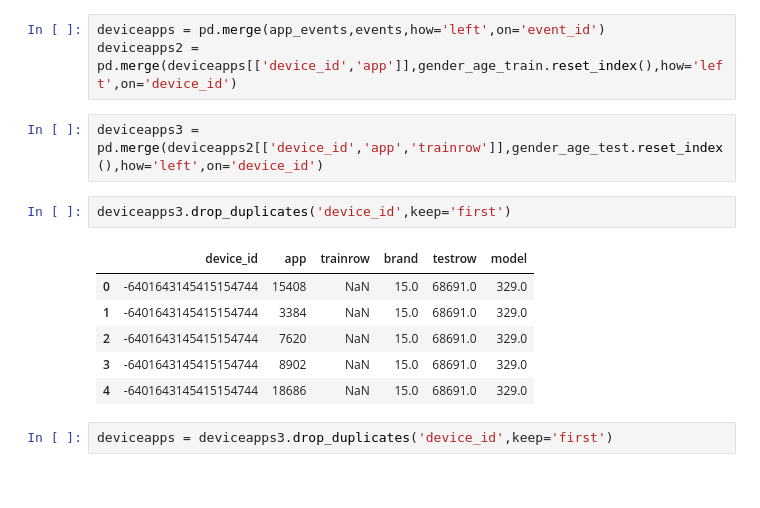
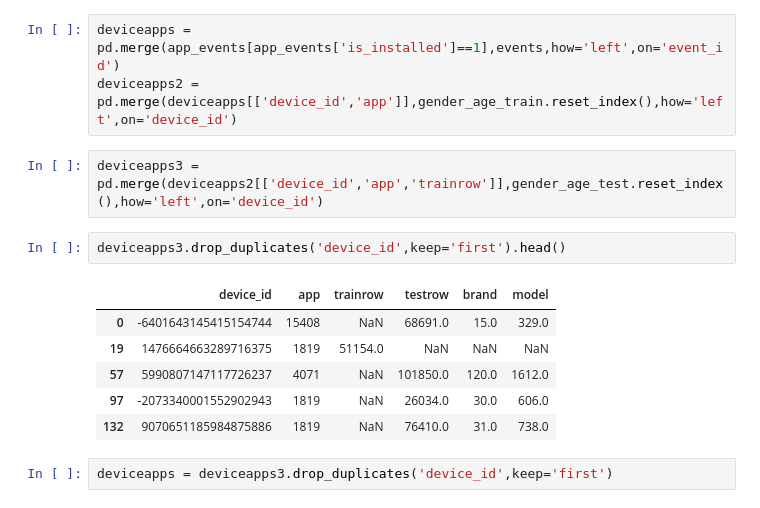
Before and after one commit to errearanhas/disciplina_MMD, a Jupyter notebook: TalkingData_local.ipynb, the cells around one changed output. Drawn from its saved outputs; the diff is of its cells as text.

```diff
--- a/TalkingData_local.ipynb
+++ b/TalkingData_local.ipynb
@@ -162,18 +175,18 @@ app_events.head()
 | 3 | 2 | -653184325010919369 | 1 | True | 8902 |
 | 4 | 2 | 8693964245073640147 | 1 | True | 18686 |
 # %%
-deviceapps = pd.merge(app_events,events,how='left',on='event_id')
+deviceapps = pd.merge(app_events[app_events['is_installed']==1],events,how='left',on='event_id')
 deviceapps2 = pd.merge(deviceapps[['device_id','app']],gender_age_train.reset_index(),how='left',on='device_id')
 # %%
 deviceapps3 = pd.merge(deviceapps2[['device_id','app','trainrow']],gender_age_test.reset_index(),how='left',on='device_id')
 # %%
-deviceapps3.drop_duplicates('device_id',keep='first')
+deviceapps3.drop_duplicates('device_id',keep='first').head()
 # %% [output]
-|  | device_id | app | trainrow | brand | testrow | model |
-| 0 | -6401643145415154744 | 15408 | NaN | 15.0 | 68691.0 | 329.0 |
-| 1 | -6401643145415154744 | 3384 | NaN | 15.0 | 68691.0 | 329.0 |
-| 2 | -6401643145415154744 | 7620 | NaN | 15.0 | 68691.0 | 329.0 |
-| 3 | -6401643145415154744 | 8902 | NaN | 15.0 | 68691.0 | 329.0 |
-| 4 | -6401643145415154744 | 18686 | NaN | 15.0 | 68691.0 | 329.0 |
+|  | device_id | app | trainrow | testrow | brand | model |
+| 0 | -6401643145415154744 | 15408 | NaN | 68691.0 | 15.0 | 329.0 |
+| 19 | 1476664663289716375 | 1819 | 51154.0 | NaN | NaN | NaN |
+| 57 | 5990807147117726237 | 4071 | NaN | 101850.0 | 120.0 | 1612.0 |
+| 97 | -2073340001552902943 | 1819 | NaN | 26034.0 | 30.0 | 606.0 |
+| 132 | 9070651185984875886 | 1819 | NaN | 76410.0 | 31.0 | 738.0 |
 # %%
 deviceapps = deviceapps3.drop_duplicates('device_id',keep='first')
```
Also changed, not shown: parts of 35 cells of this notebook.
